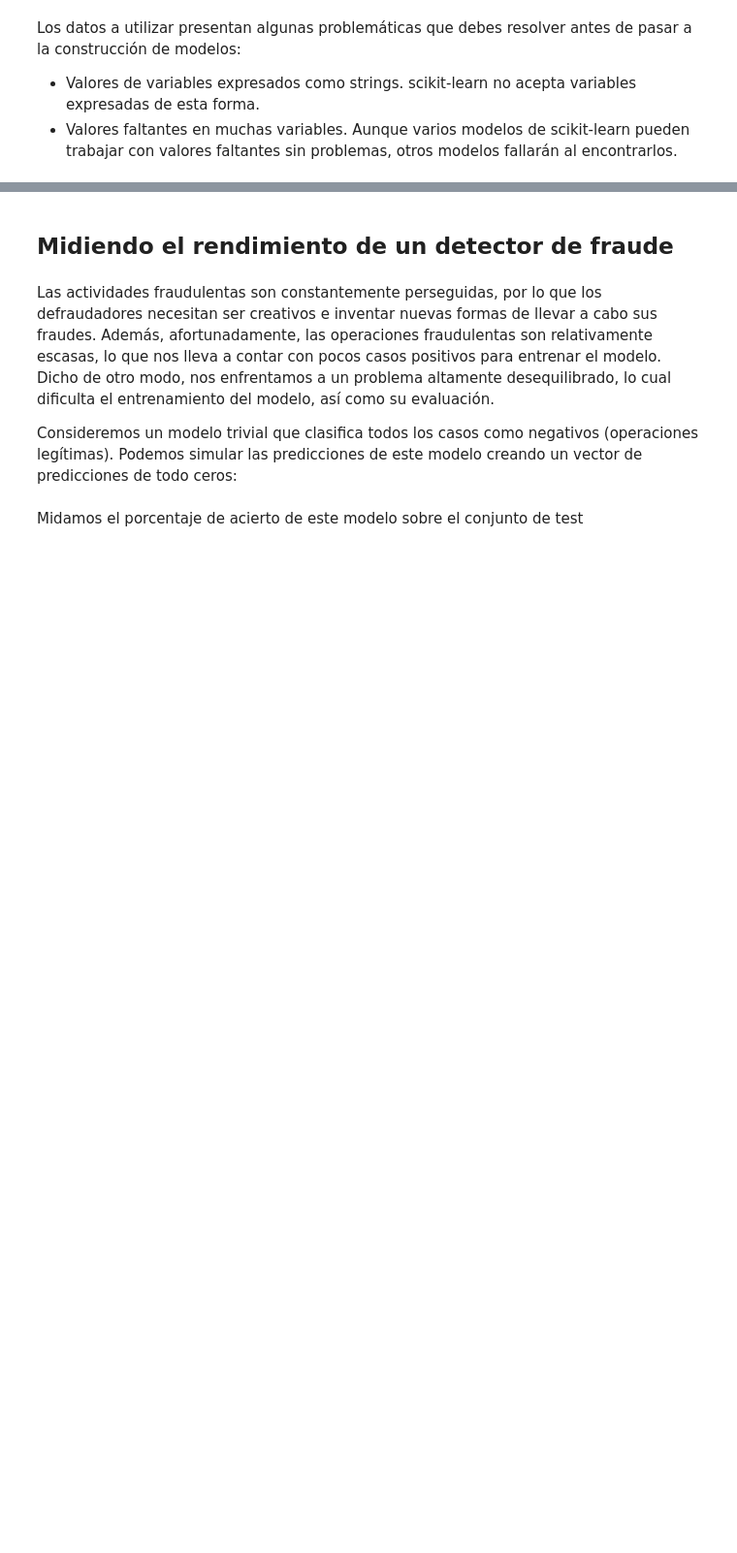
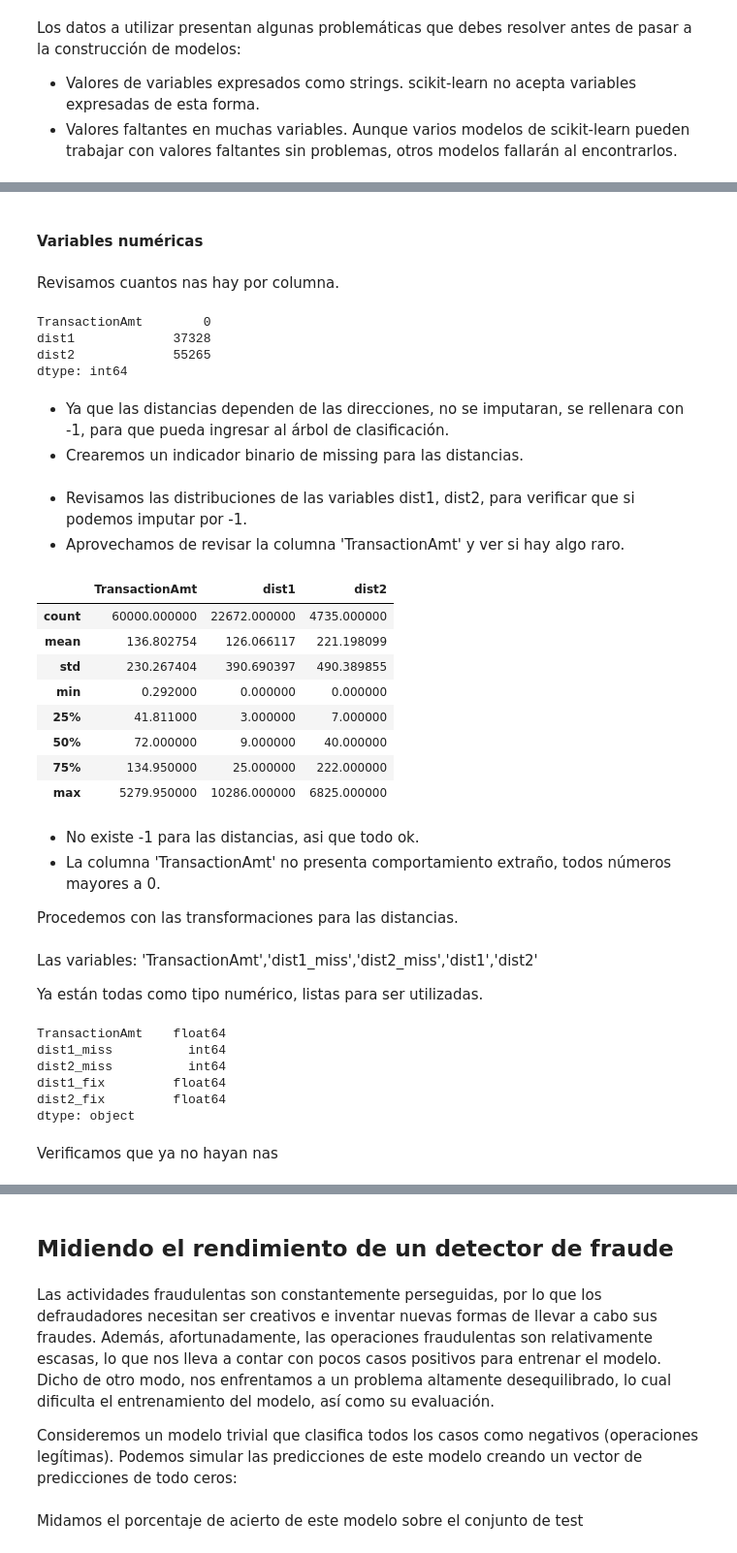
Before and after one commit to danielhuarita/decision_tree_ensembles, a Jupyter notebook: code/fraudDetection_student.ipynb, the cells around one changed output, grey strips where cells are left out. Shown at 97% size. Drawn from its saved outputs; the diff is of its cells as text; code cells hidden in the pictures; blank space fills up the shorter version.

```diff
--- a/code/fraudDetection_student.ipynb
+++ b/code/fraudDetection_student.ipynb
@@ -61,8 +65,8 @@ Carga los datos de entrenamiento y test en sendos Pandas DataFrames con nombres
 
 ***
 # %%
-train = pd.read_csv('./train.csv',sep=',',index_col=0)
-test = pd.read_csv('./test.csv',sep=',', index_col=0)
+train = pd.read_csv('../data/train.csv',sep=',',index_col=0)
+test = pd.read_csv('../data/test.csv',sep=',', index_col=0)
 # %% [markdown]
 Los datos a utilizar presentan algunas problemáticas que debes resolver antes de pasar a la construcción de modelos:
 * Valores de variables expresados como strings. scikit-learn no acepta variables expresadas de esta forma.
@@ -79,0 +216,34 @@ Aplica las transformaciones que creas necesarias para tener los datos listos par
+# %% [markdown]
+#### Variables numéricas
+# %% [markdown]
+Revisamos cuantos nas hay por columna.
+# %%
+train[['TransactionAmt','dist1','dist2']].isna().sum()
+# %% [output]
+TransactionAmt        0
+dist1             37328
+dist2             55265
+dtype: int64
+# %% [markdown]
+- Ya que las distancias dependen de las direcciones, no se imputaran, se rellenara con -1, para que pueda ingresar al árbol de clasificación.
+- Crearemos un indicador binario de missing para las distancias.
+# %% [markdown]
+- Revisamos las distribuciones de las variables dist1, dist2, para verificar que si podemos imputar por -1.
+- Aprovechamos de revisar la columna 'TransactionAmt' y ver si hay algo raro.
+# %%
+train[['TransactionAmt','dist1','dist2']].describe()
+# %% [output]
+|  | TransactionAmt | dist1 | dist2 |
+| count | 60000.000000 | 22672.000000 | 4735.000000 |
+| mean | 136.802754 | 126.066117 | 221.198099 |
+| std | 230.267404 | 390.690397 | 490.389855 |
+| min | 0.292000 | 0.000000 | 0.000000 |
+| 25% | 41.811000 | 3.000000 | 7.000000 |
+| 50% | 72.000000 | 9.000000 | 40.000000 |
+| 75% | 134.950000 | 25.000000 | 222.000000 |
+| max | 5279.950000 | 10286.000000 | 6825.000000 |
+# %% [markdown]
+- No existe -1 para las distancias, asi que todo ok.
+- La columna 'TransactionAmt' no presenta comportamiento extraño, todos números mayores a 0.
+
+Procedemos con las transformaciones para las distancias.
@@ -79,0 +262,16 @@ Aplica las transformaciones que creas necesarias para tener los datos listos par
+# %% [markdown]
+Las variables: 'TransactionAmt','dist1_miss','dist2_miss','dist1','dist2'
+
+Ya están todas como tipo numérico, listas para ser utilizadas.
+# %%
+base_columns_num = ['TransactionAmt','dist1_miss','dist2_miss','dist1_fix','dist2_fix']
+train[base_columns_num].dtypes
+# %% [output]
+TransactionAmt    float64
+dist1_miss          int64
+dist2_miss          int64
+dist1_fix         float64
+dist2_fix         float64
+dtype: object
+# %% [markdown]
+Verificamos que ya no hayan nas
```
Also changed, not shown: parts of 135 cells of this notebook.
